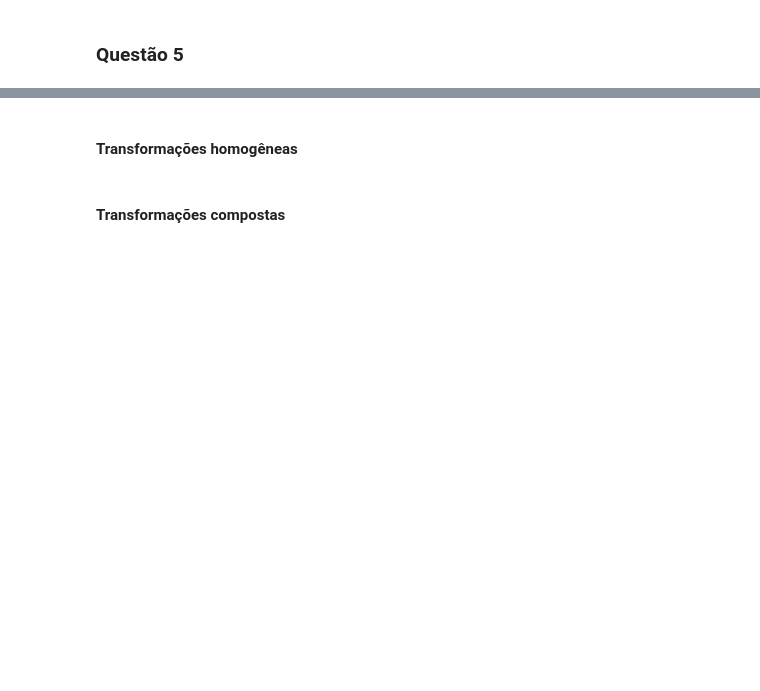
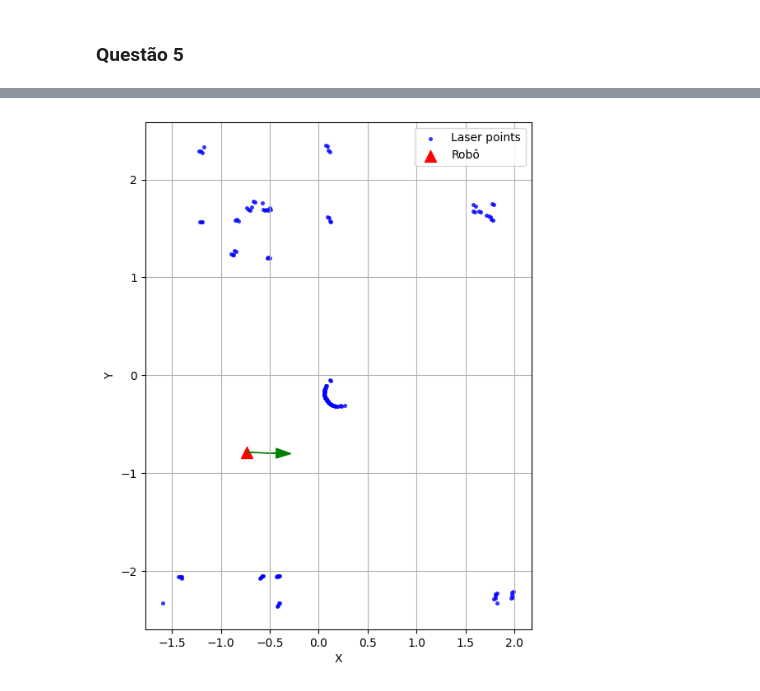
Before and after one commit to rafaelos134/RoboticaMovel, a Jupyter notebook: tp1/src/notebook-tp1.ipynb, the cells around one changed output, grey strips where cells are left out. Cells and saved outputs as stored; diff of their text form; code cells hidden in the pictures; blank space fills up the shorter version.

```diff
--- a/tp1/src/notebook-tp1.ipynb
+++ b/tp1/src/notebook-tp1.ipynb
@@ -1396,2 +344,0 @@ plt.show()
-# %% [markdown]
-#### Transformações homogêneas
@@ -1438,2 +344,0 @@ plt.axis((0, 14, 0, 14))
-# %% [markdown]
-#### Transformações compostas
@@ -1667,0 +345,50 @@ print("Program ended")
+# %%
+def plot_laser():
+
+    client = RemoteAPIClient()
+    sim = client.require("sim")
+    sim.setStepping(True)
+
+    robotname = 'PioneerP3DX'
+    robotHandle = sim.getObject('/' + robotname)
+    sim.startSimulation()
+    sim.step()
+
+
+    pos_WR = sim.getObjectPosition(robotHandle, sim.handle_world)
+    ori_WR = sim.getObjectOrientation(robotHandle, sim.handle_world)
+
+
+    hokuyo =  HokuyoSensorSim(sim, "/" + robotname + "/fastHokuyo")
+    laser_data = hokuyo.getSensorData()
+
+    # Transformar pontos do laser para o referencial global
+    global_pts = transform_laser_to_global(laser_data, pos_WR, ori_WR)
+
+
+    fig = plt.figure(figsize=(8,8))
+    ax = fig.add_subplot(111, aspect='equal')
+
+
+    if global_pts:
+        lx, ly = zip(*global_pts)
+        ax.scatter(lx, ly, s=7, c='blue', alpha=0.7, label="Laser points")
+
+
+    x_r, y_r, theta_r = pos_WR[0], pos_WR[1], ori_WR[2]
+    ax.scatter(x_r, y_r, s=100, c='red', marker='^', label="Robô")
+    ax.arrow(x_r, y_r, 0.3*np.cos(theta_r), 0.3*np.sin(theta_r),
+             head_width=0.1, head_length=0.15, fc='green', ec='green')
+
+    sim.stopSimulation()
+
+    ax.set_xlabel("X")
+    ax.set_ylabel("Y")
+    ax.grid(True)
+    ax.legend()
+    plt.show()
+
+# Executa o plot
+plot_laser()
+# %% [output]
+[figure, added]
```
Also changed, not shown: parts of 30 cells of this notebook, 38 other files.
